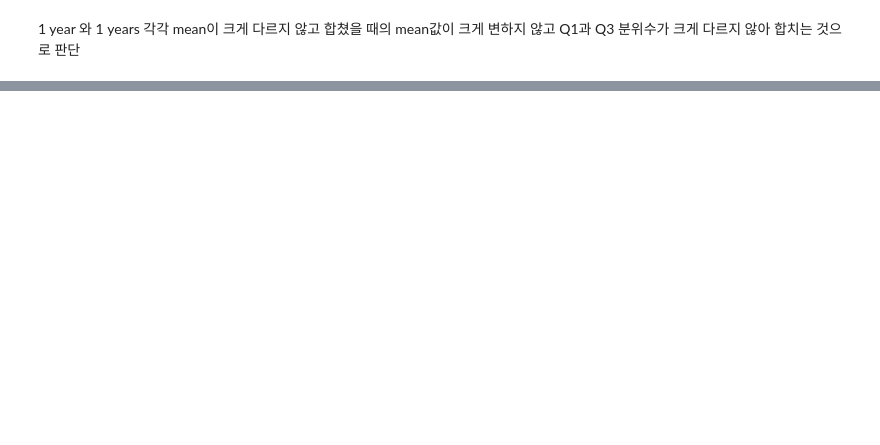
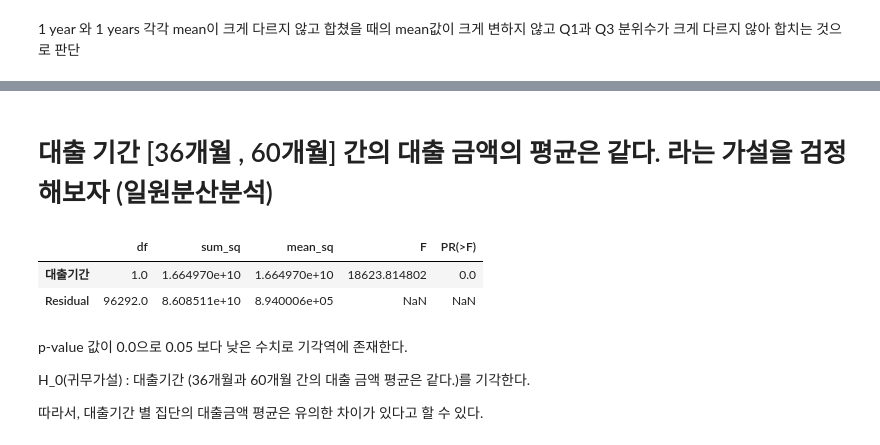
Before and after one commit to youse0ng/AICE_, a Jupyter notebook: open/데이터.ipynb, the cells around one changed output, grey strips where cells are left out. Drawn from its saved outputs; the diff is of its cells as text; code cells hidden in the pictures; blank space fills up the shorter version.

```diff
--- a/open/데이터.ipynb
+++ b/open/데이터.ipynb
@@ -146,0 +160,23 @@ plt.bar(dataframe['근로기간'].value_counts().index,dataframe['근로기간']
+# %% [markdown]
+# 대출 기간 [36개월 , 60개월] 간의 대출 금액의 평균은 같다. 라는 가설을 검정해보자 (일원분산분석)
+# %%
+import statsmodels.api as sm
+import statsmodels.formula.api as smf
+
+data=dataframe[['대출기간','대출금액(만원)']]
+data=data.rename(columns={'대출금액(만원)' : '대출금액'})
+description_data=data.groupby('대출기간').describe()
+
+fit = smf.ols('대출금액 ~ 대출기간',data).fit()
+anova_analysis = sm.stats.anova_lm(fit,typ=1)
+anova_analysis
+# %% [output]
+|  | df | sum_sq | mean_sq | F | PR(>F) |
+| 대출기간 | 1.0 | 1.664970e+10 | 1.664970e+10 | 18623.814802 | 0.0 |
+| Residual | 96292.0 | 8.608511e+10 | 8.940006e+05 | NaN | NaN |
+# %% [markdown]
+p-value 값이 0.0으로 0.05 보다 낮은 수치로 기각역에 존재한다.
+
+H_0(귀무가설) : 대출기간 (36개월과 60개월 간의 대출 금액 평균은 같다.)를 기각한다.
+
+따라서, 대출기간 별 집단의 대출금액 평균은 유의한 차이가 있다고 할 수 있다.
```
Also changed, not shown: parts of 12 cells of this notebook.
